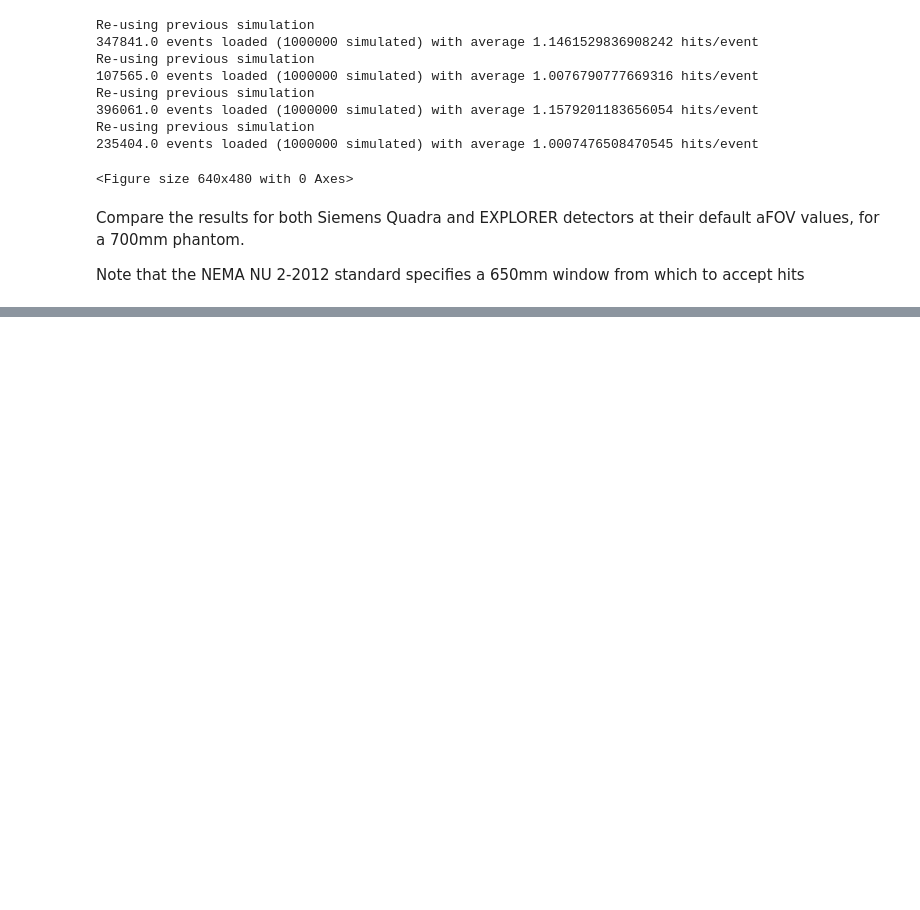
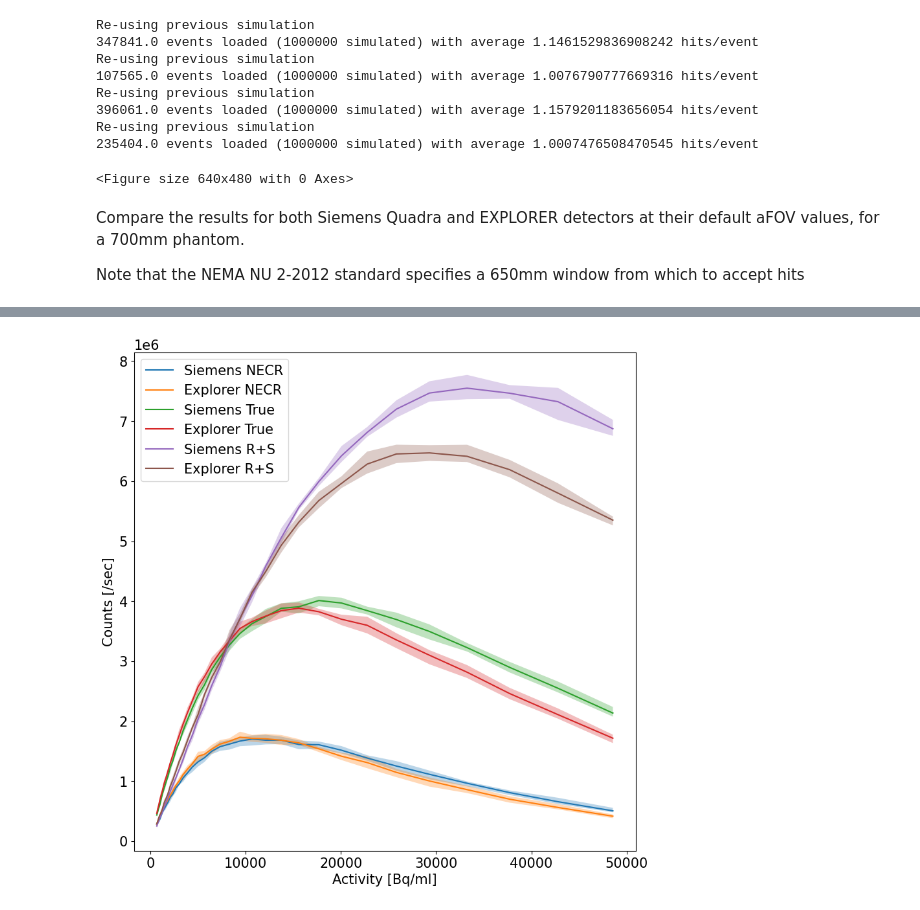
Before and after one commit to bwynneHEP/SimplePetScanner, a Jupyter notebook: analysis/SiemensVsExplorerNECR.WithUncertainties.ipynb, the cells around one changed output, grey strips where cells are left out. Drawn from its saved outputs; the diff is of its cells as text; code cells hidden in the pictures; blank space fills up the shorter version.

```diff
--- a/analysis/SiemensVsExplorerNECR.WithUncertainties.ipynb
+++ b/analysis/SiemensVsExplorerNECR.WithUncertainties.ipynb
@@ -110,0 +150,43 @@ mpl.show()
+# %%
+def GetMinMaxFromEnvelope( envelope ):
+
+    allMax = []
+    allMin = []
+    allMean = []
+    for entry in envelope:
+        allMax.append( max(entry) )
+        allMin.append( min(entry) )
+        allMean.append( np.mean(entry) )
+
+    return allMin, allMax, allMean
+
+necrMinSiemens, necrMaxSiemens, necrMeanSiemens = GetMinMaxFromEnvelope( necrEnvelopeSiemens )
+trueMinSiemens, trueMaxSiemens, trueMeanSiemens = GetMinMaxFromEnvelope( trueEnvelopeSiemens )
+rPlusSMinSiemens, rPlusSMaxSiemens, rPlusSMeanSiemens = GetMinMaxFromEnvelope( rPlusSEnvelopeSiemens )
+
+necrMinExplorer, necrMaxExplorer, necrMeanExplorer = GetMinMaxFromEnvelope( necrEnvelopeExplorer )
+trueMinExplorer, trueMaxExplorer, trueMeanExplorer = GetMinMaxFromEnvelope( trueEnvelopeExplorer )
+rPlusSMinExplorer, rPlusSMaxExplorer, rPlusSMeanExplorer = GetMinMaxFromEnvelope( rPlusSEnvelopeExplorer )
+# %%
+labels = [ "Siemens NECR", "Explorer NECR", "Siemens True", "Explorer True", "Siemens R+S", "Explorer R+S" ]
+mpl.plot( activityAtTimeSiemens, necrMeanSiemens, label=labels[0] )
+mpl.plot( activityAtTimeExplorer, necrMeanExplorer, label=labels[1] )
+mpl.plot( activityAtTimeSiemens, trueMeanSiemens, label=labels[2] )
+mpl.plot( activityAtTimeExplorer, trueMeanExplorer, label=labels[3] )
+mpl.plot( activityAtTimeSiemens, rPlusSMeanSiemens, label=labels[4] )
+mpl.plot( activityAtTimeExplorer, rPlusSMeanExplorer, label=labels[5] )
+mpl.legend( labels )
+
+mpl.fill_between( activityAtTimeSiemens, necrMinSiemens, necrMaxSiemens, alpha=0.3 )
+mpl.fill_between( activityAtTimeExplorer, necrMinExplorer, necrMaxExplorer, alpha=0.3 )
+mpl.fill_between( activityAtTimeSiemens, trueMinSiemens, trueMaxSiemens, alpha=0.3 )
+mpl.fill_between( activityAtTimeExplorer, trueMinExplorer, trueMaxExplorer, alpha=0.3 )
+mpl.fill_between( activityAtTimeSiemens, rPlusSMinSiemens, rPlusSMaxSiemens, alpha=0.3 )
+mpl.fill_between( activityAtTimeExplorer, rPlusSMinExplorer, rPlusSMaxExplorer, alpha=0.3 )
+
+mpl.xlabel( "Activity [Bq/ml]" )
+mpl.ylabel( "Counts [/sec]" )
+mpl.gcf().set_size_inches(10, 10)
+mpl.show()
+# %% [output]
+[figure, added]
```
Also changed, not shown: parts of 4 cells of this notebook, 1 other file.
